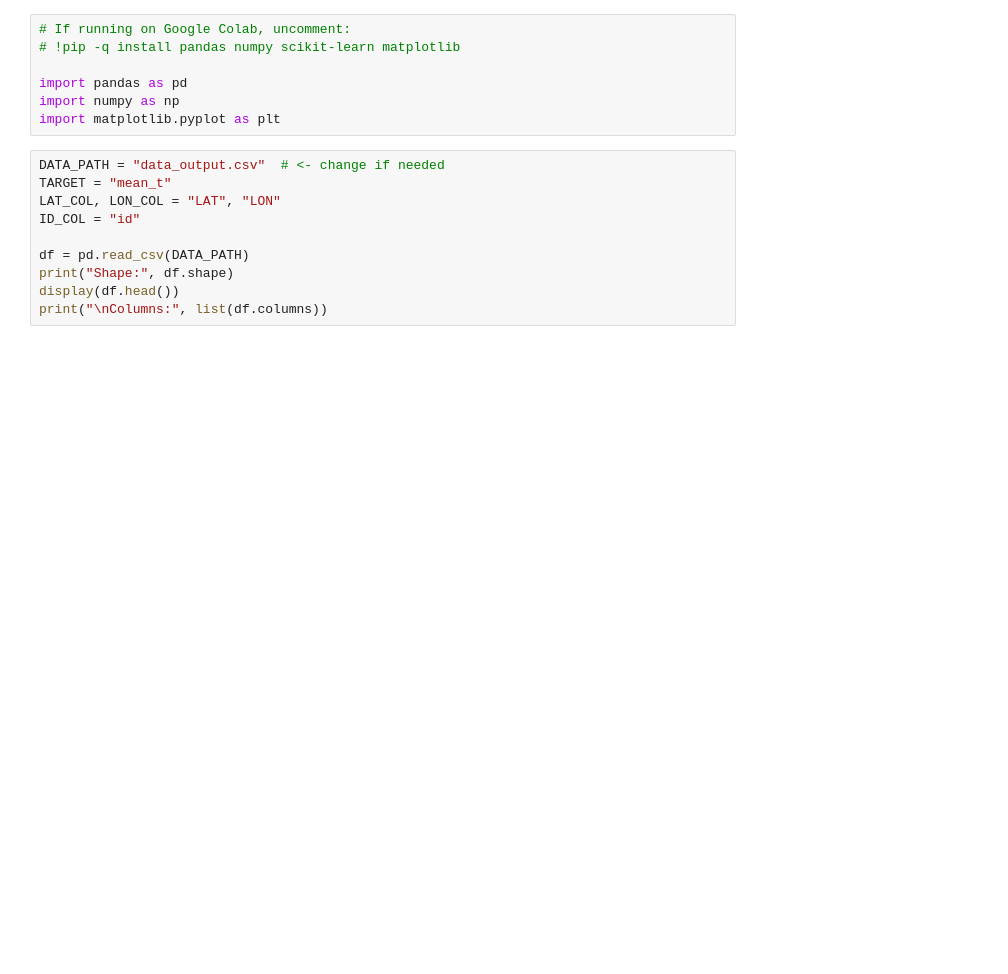
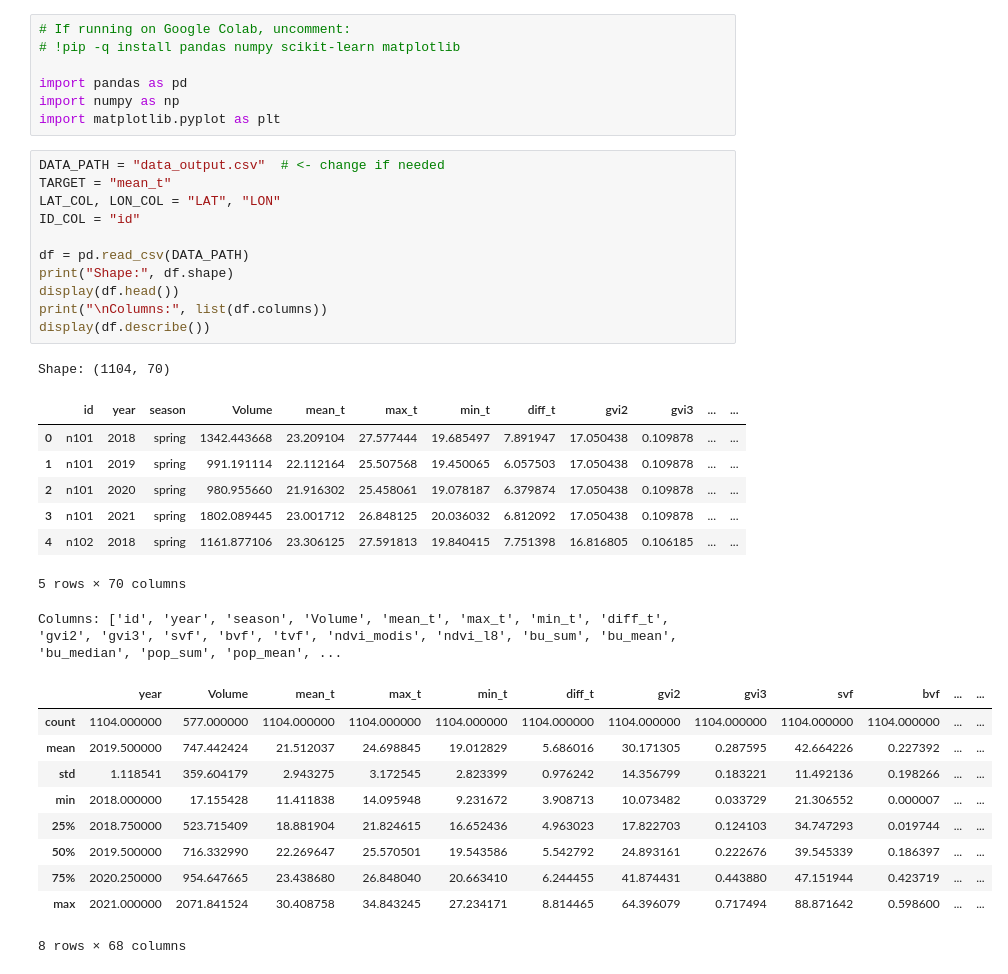
Before and after one commit to YihengPan-code/Urban-Analytics-Portfolio, a Jupyter notebook: 01-heat-exposure-ml/notebooks/HeatRisk_SpatialCV.ipynb, the cells around one changed output. Drawn from its saved outputs; the diff is of its cells as text; blank space fills up the shorter version.

```diff
--- a/01-heat-exposure-ml/notebooks/HeatRisk_SpatialCV.ipynb
+++ b/01-heat-exposure-ml/notebooks/HeatRisk_SpatialCV.ipynb
@@ -18,13 +18,34 @@ import matplotlib.pyplot as plt
 # %%
 DATA_PATH = "data_output.csv"  # <- change if needed
 TARGET = "mean_t"
 LAT_COL, LON_COL = "LAT", "LON"
 ID_COL = "id"
 
 df = pd.read_csv(DATA_PATH)
 print("Shape:", df.shape)
 display(df.head())
 print("\nColumns:", list(df.columns))
+display(df.describe())
+# %% [output]
+Shape: (1104, 70)
+|  | id | year | season | Volume | mean_t | max_t | min_t | diff_t | gvi2 | gvi3 | ... | ... |
+| 0 | n101 | 2018 | spring | 1342.443668 | 23.209104 | 27.577444 | 19.685497 | 7.891947 | 17.050438 | 0.109878 | ... | ... |
+| 1 | n101 | 2019 | spring | 991.191114 | 22.112164 | 25.507568 | 19.450065 | 6.057503 | 17.050438 | 0.109878 | ... | ... |
+| 2 | n101 | 2020 | spring | 980.955660 | 21.916302 | 25.458061 | 19.078187 | 6.379874 | 17.050438 | 0.109878 | ... | ... |
+| 3 | n101 | 2021 | spring | 1802.089445 | 23.001712 | 26.848125 | 20.036032 | 6.812092 | 17.050438 | 0.109878 | ... | ... |
+| 4 | n102 | 2018 | spring | 1161.877106 | 23.306125 | 27.591813 | 19.840415 | 7.751398 | 16.816805 | 0.106185 | ... | ... |
+5 rows × 70 columns
+Columns: ['id', 'year', 'season', 'Volume', 'mean_t', 'max_t', 'min_t', 'diff_t', 'gvi2', 'gvi3', 'svf', 'bvf', 'tvf', 'ndvi_modis', 'ndvi_l8', 'bu_sum', 'bu_mean', 'bu_median', 'pop_sum', 'pop_mean', ...
+|  | year | Volume | mean_t | max_t | min_t | diff_t | gvi2 | gvi3 | svf | bvf | ... | ... |
+| count | 1104.000000 | 577.000000 | 1104.000000 | 1104.000000 | 1104.000000 | 1104.000000 | 1104.000000 | 1104.000000 | 1104.000000 | 1104.000000 | ... | ... |
+| mean | 2019.500000 | 747.442424 | 21.512037 | 24.698845 | 19.012829 | 5.686016 | 30.171305 | 0.287595 | 42.664226 | 0.227392 | ... | ... |
+| std | 1.118541 | 359.604179 | 2.943275 | 3.172545 | 2.823399 | 0.976242 | 14.356799 | 0.183221 | 11.492136 | 0.198266 | ... | ... |
+| min | 2018.000000 | 17.155428 | 11.411838 | 14.095948 | 9.231672 | 3.908713 | 10.073482 | 0.033729 | 21.306552 | 0.000007 | ... | ... |
+| 25% | 2018.750000 | 523.715409 | 18.881904 | 21.824615 | 16.652436 | 4.963023 | 17.822703 | 0.124103 | 34.747293 | 0.019744 | ... | ... |
+| 50% | 2019.500000 | 716.332990 | 22.269647 | 25.570501 | 19.543586 | 5.542792 | 24.893161 | 0.222676 | 39.545339 | 0.186397 | ... | ... |
+| 75% | 2020.250000 | 954.647665 | 23.438680 | 26.848040 | 20.663410 | 6.244455 | 41.874431 | 0.443880 | 47.151944 | 0.423719 | ... | ... |
+| max | 2021.000000 | 2071.841524 | 30.408758 | 34.843245 | 27.234171 | 8.814465 | 64.396079 | 0.717494 | 88.871642 | 0.598600 | ... | ... |
+8 rows × 68 columns
 # %%
 # --- Basic checks ---
 assert TARGET in df.columns, f"Target column {TARGET} not found"
```
Also changed, not shown: parts of 8 cells of this notebook, 2 other files.
